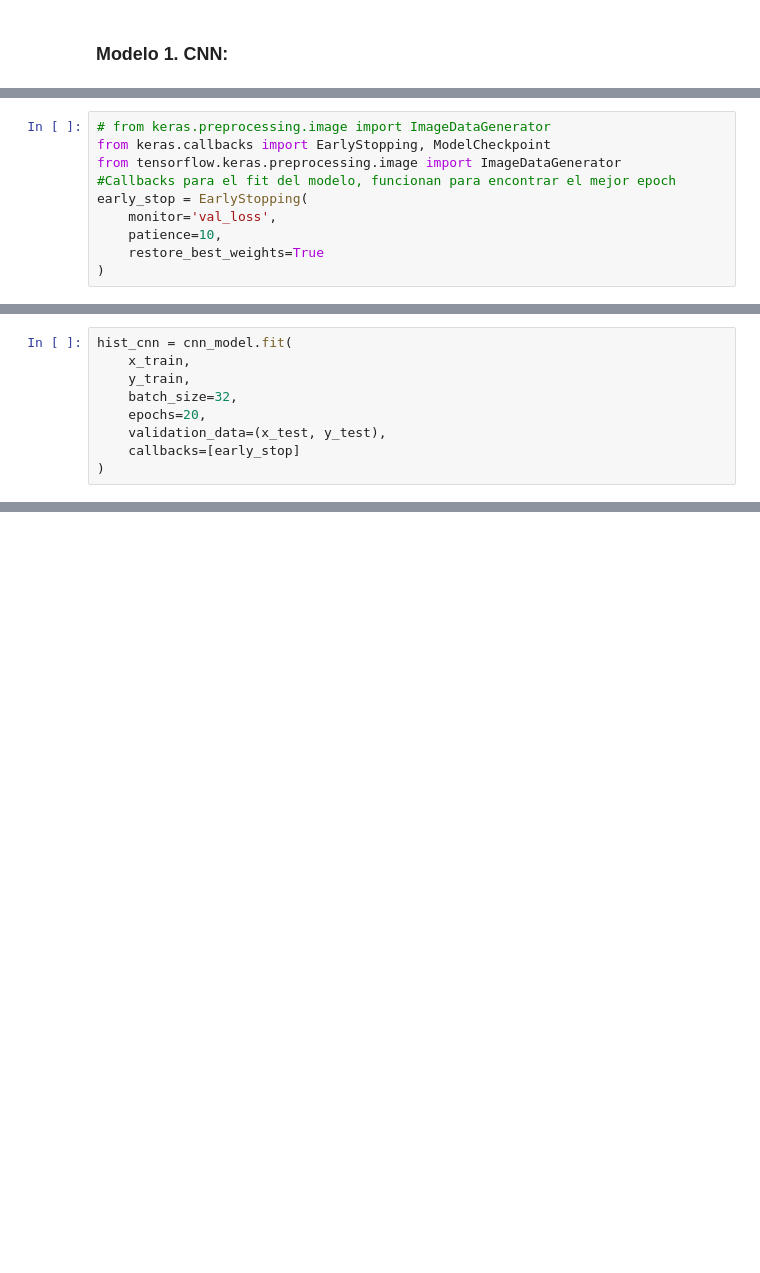
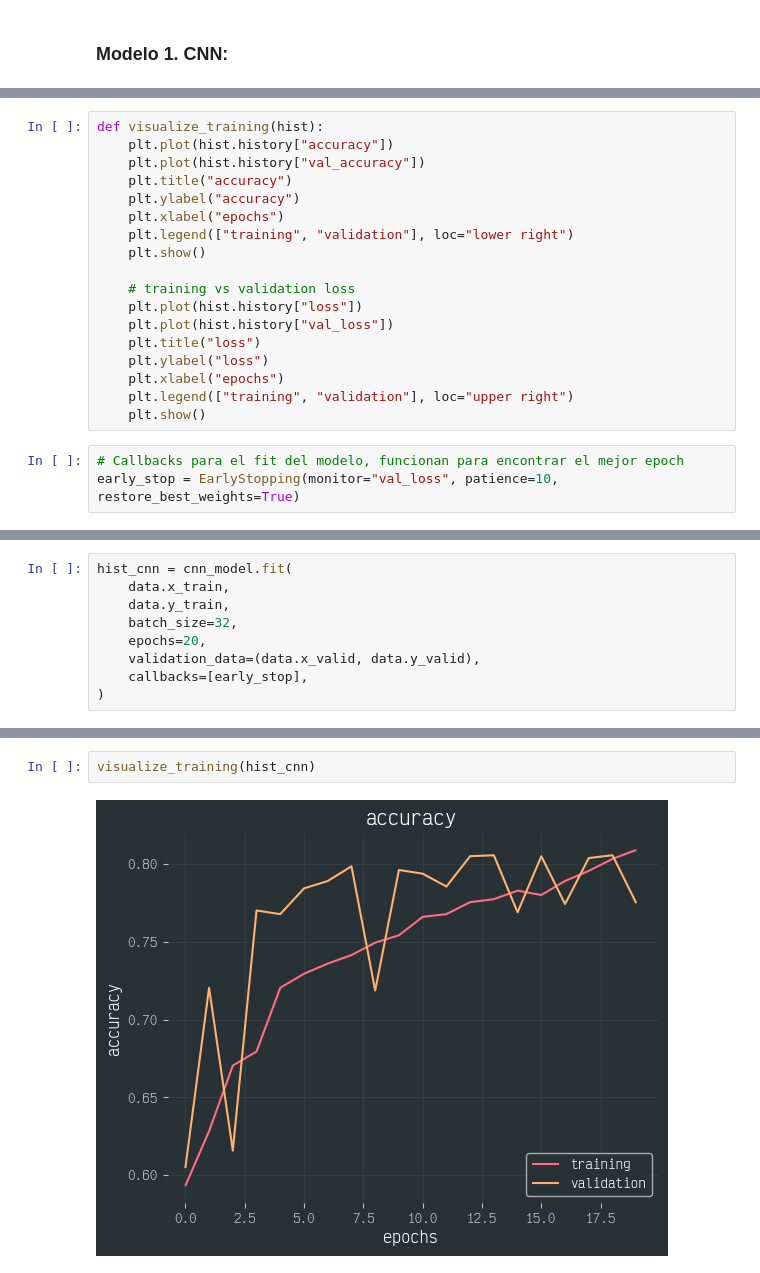
Before and after one commit to Toutl/dml-project, a Jupyter notebook: src/classification/c_3_training.ipynb, the cells around one changed output, grey strips where cells are left out. Drawn from its saved outputs; the diff is of its cells as text; blank space fills up the shorter version.

```diff
--- a/src/classification/c_3_training.ipynb
+++ b/src/classification/c_3_training.ipynb
@@ -110,15 +188,26 @@ def build_binary_cnn():
 
     return model
+# %%
+def visualize_training(hist):
+    plt.plot(hist.history["accuracy"])
+    plt.plot(hist.history["val_accuracy"])
+    plt.title("accuracy")
+    plt.ylabel("accuracy")
+    plt.xlabel("epochs")
+    plt.legend(["training", "validation"], loc="lower right")
+    plt.show()
+
+    # training vs validation loss
+    plt.plot(hist.history["loss"])
+    plt.plot(hist.history["val_loss"])
+    plt.title("loss")
+    plt.ylabel("loss")
+    plt.xlabel("epochs")
+    plt.legend(["training", "validation"], loc="upper right")
+    plt.show()
 # %%
-# from keras.preprocessing.image import ImageDataGenerator
-from keras.callbacks import EarlyStopping, ModelCheckpoint
-from tensorflow.keras.preprocessing.image import ImageDataGenerator
-#Callbacks para el fit del modelo, funcionan para encontrar el mejor epoch
-early_stop = EarlyStopping(
-    monitor='val_loss',
-    patience=10,
-    restore_best_weights=True
-)
+# Callbacks para el fit del modelo, funcionan para encontrar el mejor epoch
+early_stop = EarlyStopping(monitor="val_loss", patience=10, restore_best_weights=True)
 # %%
 cnn_model = build_binary_cnn()
 cnn_model.summary()
@@ -172,11 +259,11 @@ display(data.shape,y[:,np.newaxis].shape)
 # %%
 hist_cnn = cnn_model.fit(
-    x_train,
-    y_train,
+    data.x_train,
+    data.y_train,
     batch_size=32,
     epochs=20,
-    validation_data=(x_test, y_test),
-    callbacks=[early_stop]
+    validation_data=(data.x_valid, data.y_valid),
+    callbacks=[early_stop],
 )
 # %% [output]
 Epoch 1/20
@@ -213,0 +286,4 @@ plt.show()
+# %%
+visualize_training(hist_cnn)
+# %% [output]
+[figure, added]
```
Also changed, not shown: parts of 24 cells of this notebook, 3 other files.
